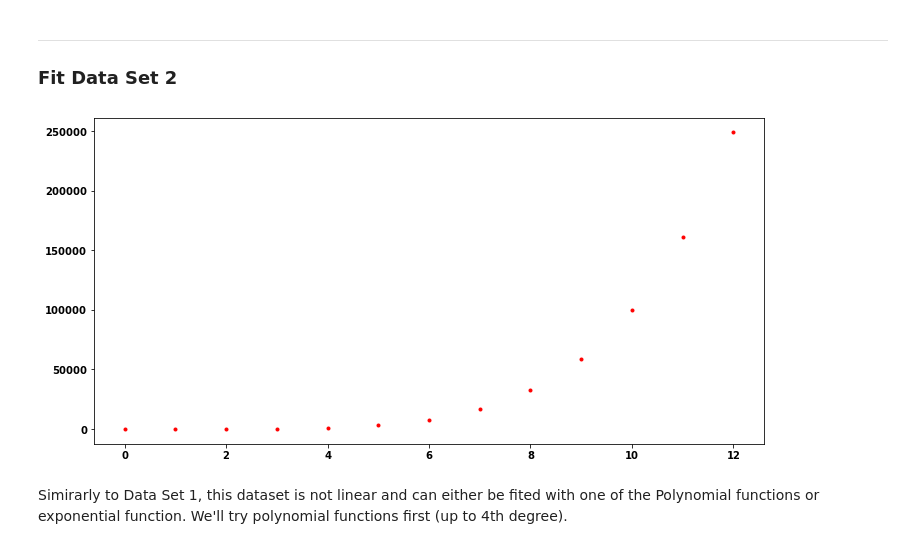
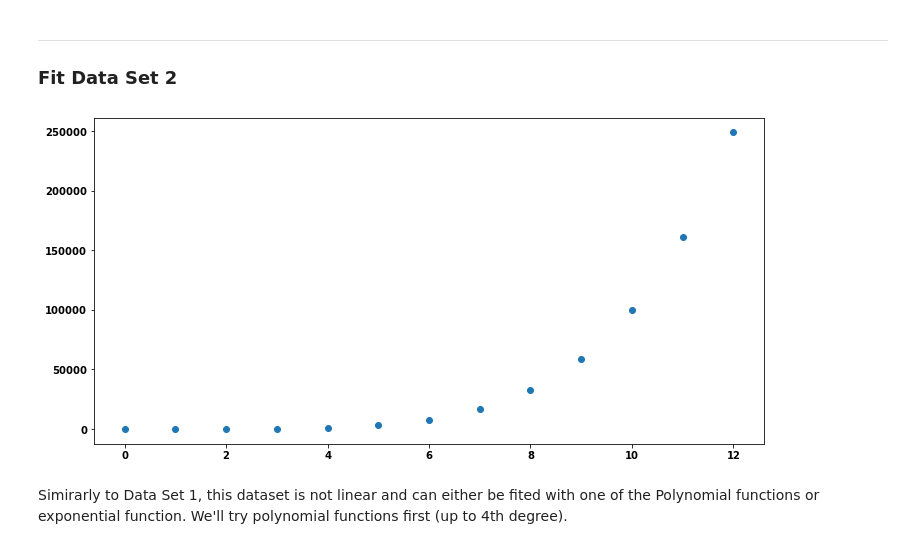
Before and after one commit to przemekbil/ML_and_stats, a Jupyter notebook: Assessment/Topic 3 - Parameters.ipynb, the cells around one changed output. Drawn from its saved outputs; the diff is of its cells as text; code cells hidden in the pictures.

```diff
--- a/Assessment/Topic 3 - Parameters.ipynb
+++ b/Assessment/Topic 3 - Parameters.ipynb
@@ -114,11 +122,11 @@ y2 = [5.7, 16.6, 58.0, 278.9, 1069.3, 3181.4, 7844.3, 16883.9, 32854.9, 59144.2,
 # %%
 # Create a plot to visualize Data Set 2
 fig, ax = plt.subplots(figsize=(12,6))
 
 # Plot x2 vs y2:
-ax.plot(x2, y2, 'r.');
+ax.scatter(x2, y2);
 # %% [output]
-[figure, old version]
+[figure, new version]
 # %% [markdown]
 Simirarly to Data Set 1, this dataset is not linear and can either be fited with one of the Polynomial functions or exponential function. We'll try polynomial functions first (up to 4th degree).
 # %%
```
Also changed, not shown: parts of 11 cells of this notebook.
